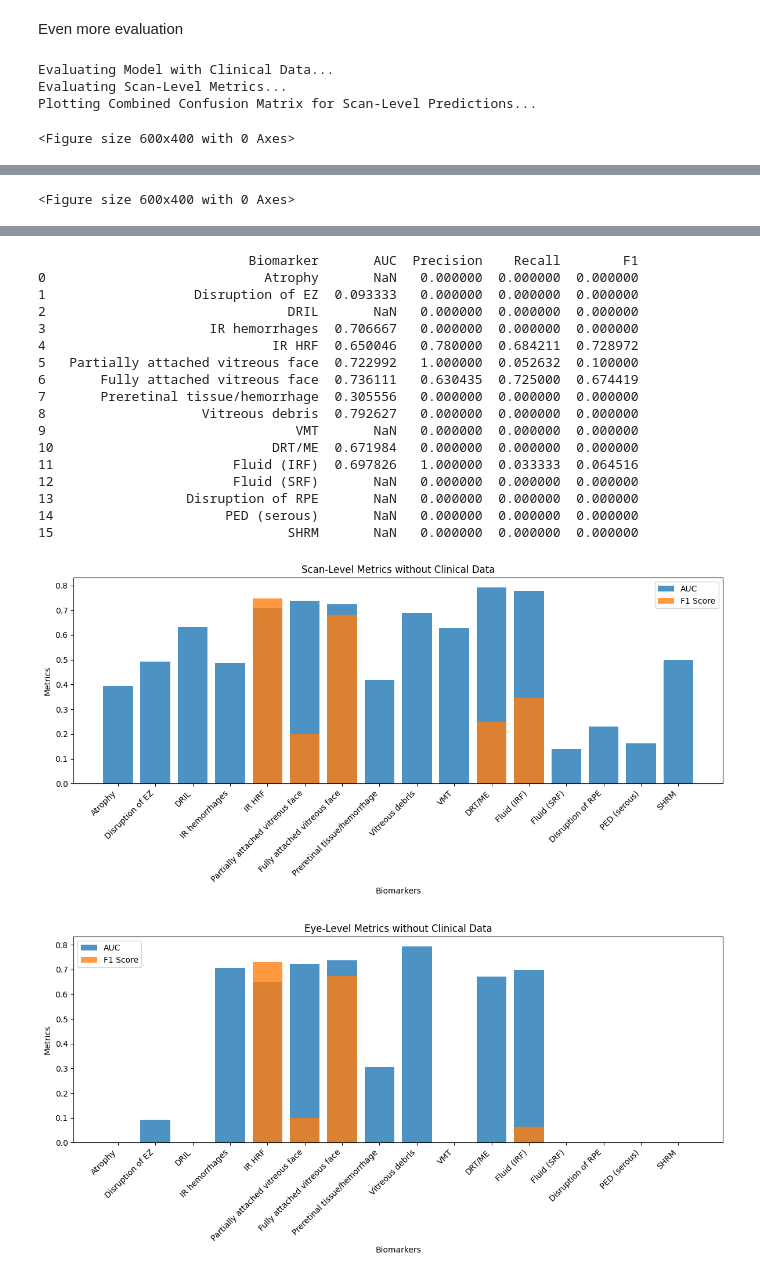
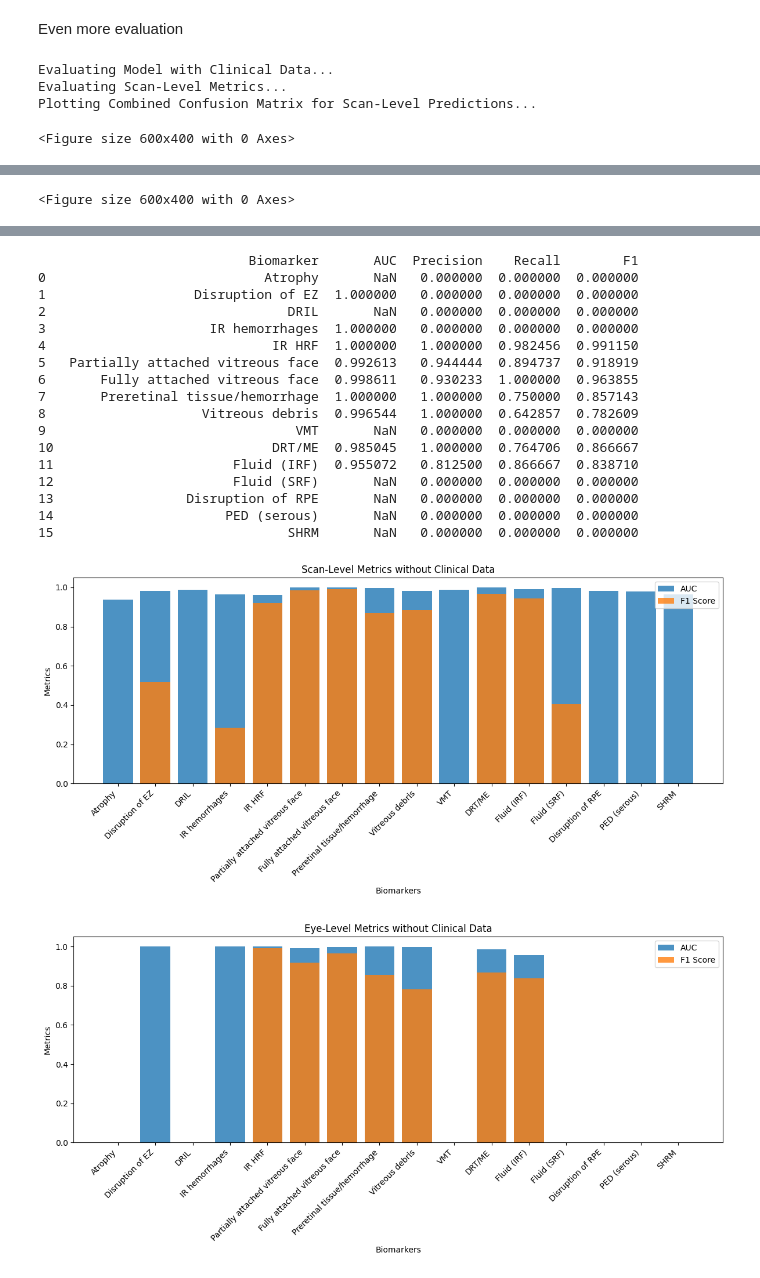
Before and after one commit to rdharini2001/ECE_8803_Final_Project, a Jupyter notebook: FML_Project_Resnet_Fusion.ipynb, the cells around one changed output, grey strips where cells are left out. Cells and saved outputs as stored; diff of their text form; code cells hidden in the pictures.

```diff
--- a/FML_Project_Resnet_Fusion.ipynb
+++ b/FML_Project_Resnet_Fusion.ipynb
@@ -36,6 +36,13 @@ class BiomarkerDataset(Dataset):
         self.data = pd.read_csv(label_file)
         self.transform = transform
         self.num_frames = num_frames
+
+        # Normalization
+        self.bcva_mean = self.data.iloc[:, 19].mean()
+        self.bcva_std = self.data.iloc[:, 19].std()
+        self.cst_mean = self.data.iloc[:, 20].mean()
+        self.cst_std = self.data.iloc[:, 20].std()
+
 
         # Exclude indices which don't have enough adjacent images
         self.valid_indices = self.data[(self.data.iloc[:, 1] > num_frames) & (self.data.iloc[:, 1] < (50-num_frames))].index.tolist()
@@ -82,6 +89,10 @@ class BiomarkerDataset(Dataset):
         cst = self.data.iloc[index, 20]
         patient_id = self.data.iloc[index, 21]
 
+        # Normalize
+        bcva = (bcva - self.bcva_mean) / self.bcva_std
+        cst = (cst - self.cst_mean) / self.cst_std
+
         # Convert clinical data to tensor
         clinical_data = torch.tensor([eye_id, bcva, cst, patient_id], dtype=torch.float32)
 
@@ -121,7 +132,7 @@ trainloader = DataLoader(train_dataset, batch_size=64, shuffle=True, num_workers
 
 # set up test loader (this one actually is being used)
 test_dataset = BiomarkerDataset(label_file='OLIVES_Dataset_Labels/BiomarkerLabel_train_data.csv', transform=test_transformer, num_frames=1)
-testloader = DataLoader(test_dataset, batch_size=64, shuffle=False, num_workers=32, pin_memory=True)
+testloader = DataLoader(test_dataset, batch_size=64, shuffle=False, num_workers=16, pin_memory=True)
 # %% [markdown]
 ### Step 2: Train model
 First we initialize our model as well as some training parameters.
@@ -464,6 +535,9 @@ torch.save(model.state_dict(), f"TrainedModels/{model.name}/{model.name}_f1weigh
 # %% [markdown]
 Even more evaluation
 # %%
+def sigmoid(x):
+    return 1 / (1 + np.exp(-x))
+
 # Evaluation Function
 def evaluate_model(model, loader, labels):
     """
@@ -541,7 +615,7 @@ def compute_metrics(y_true, y_pred, labels):
         # Calculate metrics
         auc = roc_auc_score(y_true[:, i], y_pred[:, i])
         report = classification_report(
-            y_true[:, i], (y_pred[:, i] > 0.5).astype(int), output_dict=True, zero_division=0
+            y_true[:, i], (sigmoid(y_pred[:, i]) > 0.5).astype(int), output_dict=True, zero_division=0
         )
         metrics["Biomarker"].append(label)
         metrics["AUC"].append(auc)
@@ -605,7 +679,9 @@ def plot_combined_confusion_matrix(y_true, y_pred, title="Combined Confusion Mat
     """
     # Flatten all biomarkers into a single dimension for combined confusion matrix
     y_true_combined = (y_true > 0.5).astype(int).ravel()  # Ensure binary labels
-    y_pred_combined = (y_pred > 0.5).astype(int).ravel()  # Threshold predictions
+    # y_pred_combined = (y_pred > 0.5).astype(int).ravel()  # Threshold predictions
+    y_pred_combined = (sigmoid(y_pred) > 0.5).astype(int).ravel()  # Threshold predictions
+
 
     # Compute confusion matrix
     combined_matrix = confusion_matrix(y_true_combined, y_pred_combined)
@@ -708,22 +784,22 @@ Plotting Combined Confusion Matrix for Eye-Level Predictions...
                            Biomarker       AUC  Precision    Recall        F1
 0                            Atrophy       NaN   0.000000  0.000000  0.000000
-1                   Disruption of EZ  0.093333   0.000000  0.000000  0.000000
+1                   Disruption of EZ  1.000000   0.000000  0.000000  0.000000
 2                               DRIL       NaN   0.000000  0.000000  0.000000
-3                     IR hemorrhages  0.706667   0.000000  0.000000  0.000000
-4                             IR HRF  0.650046   0.780000  0.684211  0.728972
-5   Partially attached vitreous face  0.722992   1.000000  0.052632  0.100000
-6       Fully attached vitreous face  0.736111   0.630435  0.725000  0.674419
-7       Preretinal tissue/hemorrhage  0.305556   0.000000  0.000000  0.000000
-8                    Vitreous debris  0.792627   0.000000  0.000000  0.000000
+3                     IR hemorrhages  1.000000   0.000000  0.000000  0.000000
+4                             IR HRF  1.000000   1.000000  0.982456  0.991150
+5   Partially attached vitreous face  0.992613   0.944444  0.894737  0.918919
+6       Fully attached vitreous face  0.998611   0.930233  1.000000  0.963855
+7       Preretinal tissue/hemorrhage  1.000000   1.000000  0.750000  0.857143
+8                    Vitreous debris  0.996544   1.000000  0.642857  0.782609
 9                                VMT       NaN   0.000000  0.000000  0.000000
-10                            DRT/ME  0.671984   0.000000  0.000000  0.000000
-11                       Fluid (IRF)  0.697826   1.000000  0.033333  0.064516
+10                            DRT/ME  0.985045   1.000000  0.764706  0.866667
+11                       Fluid (IRF)  0.955072   0.812500  0.866667  0.838710
 12                       Fluid (SRF)       NaN   0.000000  0.000000  0.000000
 13                 Disruption of RPE       NaN   0.000000  0.000000  0.000000
 14                      PED (serous)       NaN   0.000000  0.000000  0.000000
 15                              SHRM       NaN   0.000000  0.000000  0.000000
-[figure, old version]
+[figure, new version]
-[figure, old version]
+[figure, new version]
 Ablation Study Results:
 Clinical Data Impact on Biomarker Detection
                            Biomarker  F1 with Clinical Data
```
Also changed, not shown: parts of 4 cells of this notebook.
